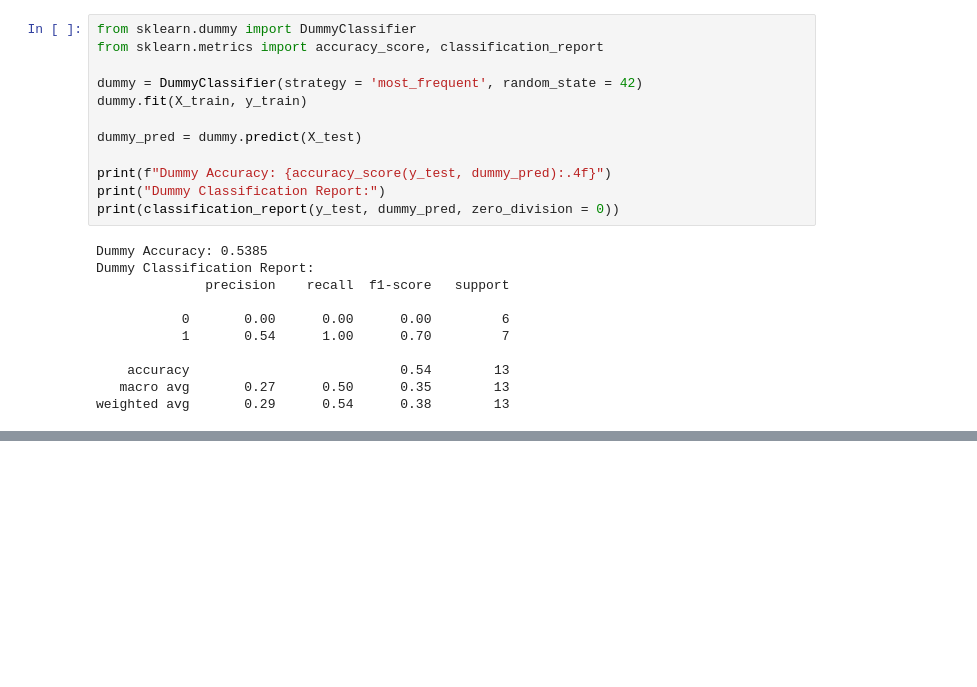
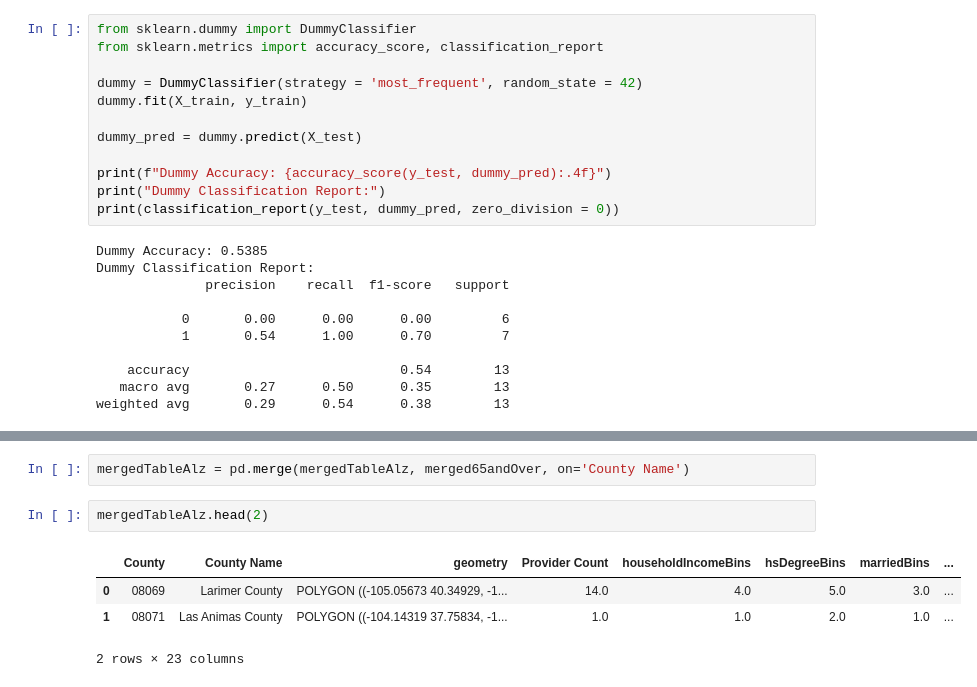
Before and after one commit to erinbest017/COMP4447Hospice, a Jupyter notebook: Code/hospiceMLCounty.ipynb, the cells around one changed output, grey strips where cells are left out. Drawn from its saved outputs; the diff is of its cells as text; blank space fills up the shorter version.

```diff
--- a/Code/hospiceMLCounty.ipynb
+++ b/Code/hospiceMLCounty.ipynb
@@ -1090,0 +1108,9 @@ weighted avg       0.29      0.54      0.38        13
+# %%
+mergedTableAlz = pd.merge(mergedTableAlz, merged65andOver, on='County Name')
+# %%
+mergedTableAlz.head(2)
+# %% [output]
+|  | County | County Name | geometry | Provider Count | householdIncomeBins | hsDegreeBins | marriedBins | ... |
+| 0 | 08069 | Larimer County | POLYGON ((-105.05673 40.34929, -1... | 14.0 | 4.0 | 5.0 | 3.0 | ... |
+| 1 | 08071 | Las Animas County | POLYGON ((-104.14319 37.75834, -1... | 1.0 | 1.0 | 2.0 | 1.0 | ... |
+2 rows × 23 columns
```
Also changed, not shown: parts of 2 cells of this notebook, 1 other file.
